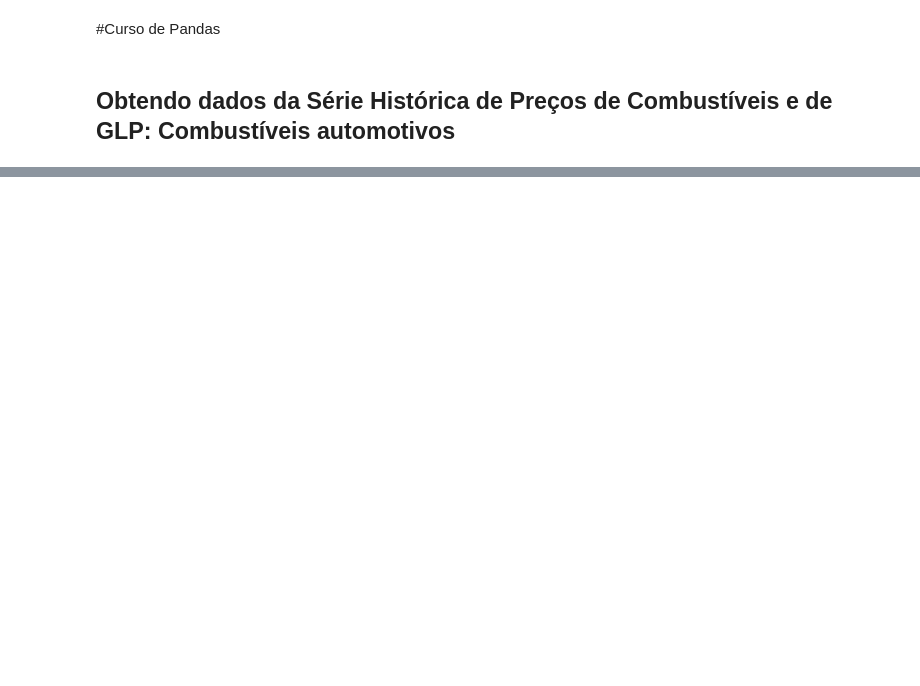
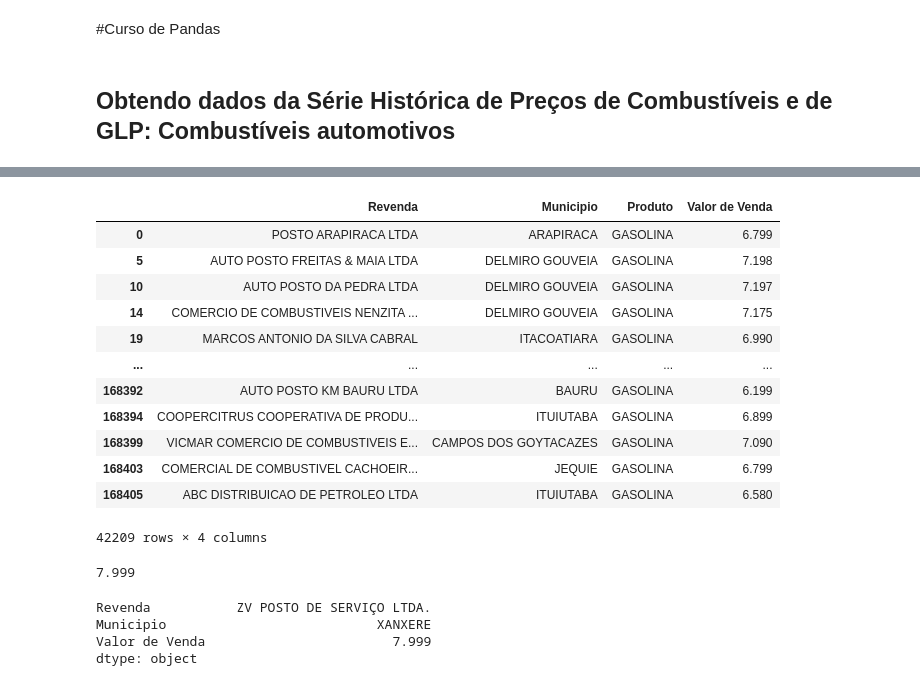
Before and after one commit to gabe-lda/pandas-uni, a Jupyter notebook: pandas_1.ipynb, the cells around one changed output, grey strips where cells are left out. Drawn from its saved outputs; the diff is of its cells as text; code cells hidden in the pictures; blank space fills up the shorter version.

```diff
--- a/pandas_1.ipynb
+++ b/pandas_1.ipynb
@@ -73,0 +214,31 @@ combustiveis_df.to_parquet("ca-200401-202201.snappy.parquet")
+# %%
+# Criar um dataframe gas_df contendo
+# apenas as 4 colunas (Revenda, Municipio, Produto, Valor de Venda)
+# somente com combustível sendo GASOLINA e exibir na tela
+gas_df = ca_df.loc[ca_df['Produto'] == 'GASOLINA']
+display(gas_df)
+
+display(gas_df['Valor de Venda'].max())
+# %% [output]
+|  | Revenda | Municipio | Produto | Valor de Venda |
+| 0 | POSTO ARAPIRACA LTDA | ARAPIRACA | GASOLINA | 6.799 |
+| 5 | AUTO POSTO FREITAS & MAIA LTDA | DELMIRO GOUVEIA | GASOLINA | 7.198 |
+| 10 | AUTO POSTO DA PEDRA LTDA | DELMIRO GOUVEIA | GASOLINA | 7.197 |
+| 14 | COMERCIO DE COMBUSTIVEIS NENZITA ... | DELMIRO GOUVEIA | GASOLINA | 7.175 |
+| 19 | MARCOS ANTONIO DA SILVA CABRAL | ITACOATIARA | GASOLINA | 6.990 |
+| ... | ... | ... | ... | ... |
+| 168392 | AUTO POSTO KM BAURU LTDA | BAURU | GASOLINA | 6.199 |
+| 168394 | COOPERCITRUS COOPERATIVA DE PRODU... | ITUIUTABA | GASOLINA | 6.899 |
+| 168399 | VICMAR COMERCIO DE COMBUSTIVEIS E... | CAMPOS DOS GOYTACAZES | GASOLINA | 7.090 |
+| 168403 | COMERCIAL DE COMBUSTIVEL CACHOEIR... | JEQUIE | GASOLINA | 6.799 |
+| 168405 | ABC DISTRIBUICAO DE PETROLEO LTDA | ITUIUTABA | GASOLINA | 6.580 |
+42209 rows × 4 columns
+7.999
+# %%
+#Exibir qual é o posto e munícipio da gasolina mais cara do país?
+display(gas_df[['Revenda', 'Municipio', 'Valor de Venda']].max())
+# %% [output]
+Revenda           ZV POSTO DE SERVIÇO LTDA.
+Municipio                           XANXERE
+Valor de Venda                        7.999
+dtype: object
```
Also changed, not shown: parts of 21 cells of this notebook.
